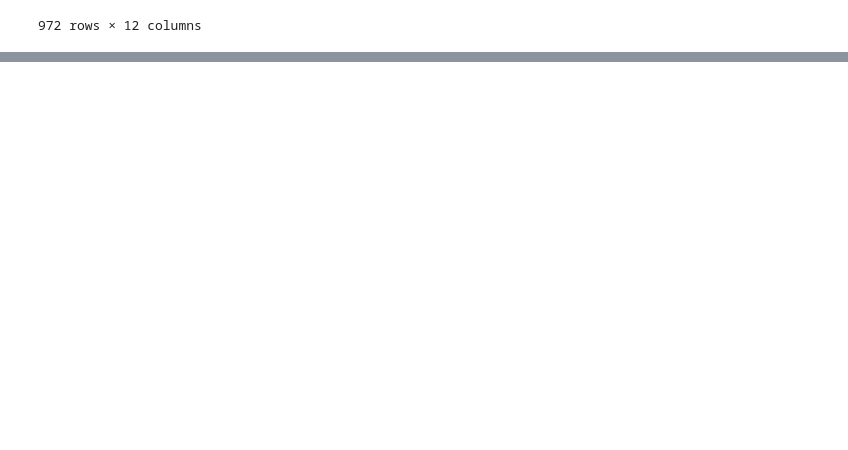
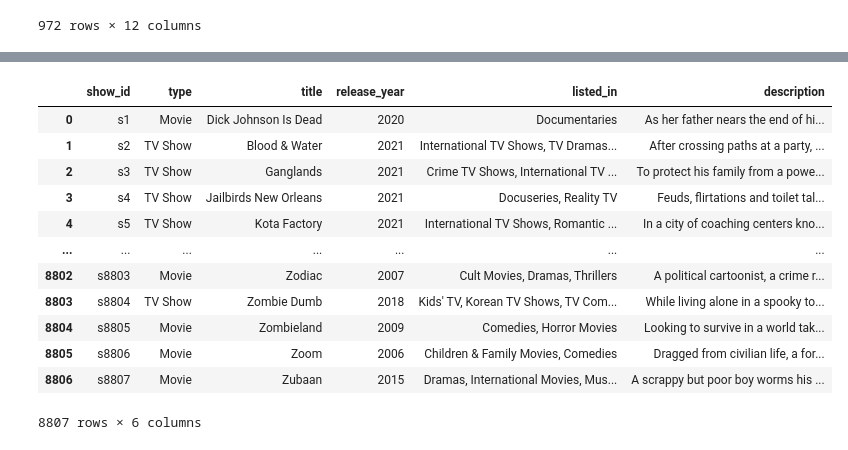
Before and after one commit to tarekulislam03/datascience-journey, a Jupyter notebook: data_filtering_loading.ipynb, the cells around one changed output, grey strips where cells are left out. Saved outputs shown, nothing was run; the diff lists cells and outputs as text; code cells hidden in the pictures; blank space fills up the shorter version.

```diff
--- a/data_filtering_loading.ipynb
+++ b/data_filtering_loading.ipynb
@@ -204,0 +237,16 @@ df.query("country == 'India'")
+# %%
+df.dropna(axis=1)
+# %% [output]
+|  | show_id | type | title | release_year | listed_in | description |
+| 0 | s1 | Movie | Dick Johnson Is Dead | 2020 | Documentaries | As her father nears the end of hi... |
+| 1 | s2 | TV Show | Blood & Water | 2021 | International TV Shows, TV Dramas... | After crossing paths at a party, ... |
+| 2 | s3 | TV Show | Ganglands | 2021 | Crime TV Shows, International TV ... | To protect his family from a powe... |
+| 3 | s4 | TV Show | Jailbirds New Orleans | 2021 | Docuseries, Reality TV | Feuds, flirtations and toilet tal... |
+| 4 | s5 | TV Show | Kota Factory | 2021 | International TV Shows, Romantic ... | In a city of coaching centers kno... |
+| ... | ... | ... | ... | ... | ... | ... |
+| 8802 | s8803 | Movie | Zodiac | 2007 | Cult Movies, Dramas, Thrillers | A political cartoonist, a crime r... |
+| 8803 | s8804 | TV Show | Zombie Dumb | 2018 | Kids' TV, Korean TV Shows, TV Com... | While living alone in a spooky to... |
+| 8804 | s8805 | Movie | Zombieland | 2009 | Comedies, Horror Movies | Looking to survive in a world tak... |
+| 8805 | s8806 | Movie | Zoom | 2006 | Children & Family Movies, Comedies | Dragged from civilian life, a for... |
+| 8806 | s8807 | Movie | Zubaan | 2015 | Dramas, International Movies, Mus... | A scrappy but poor boy worms his ... |
+8807 rows × 6 columns
```
Also changed, not shown: parts of 2 cells of this notebook, 4 other files.
